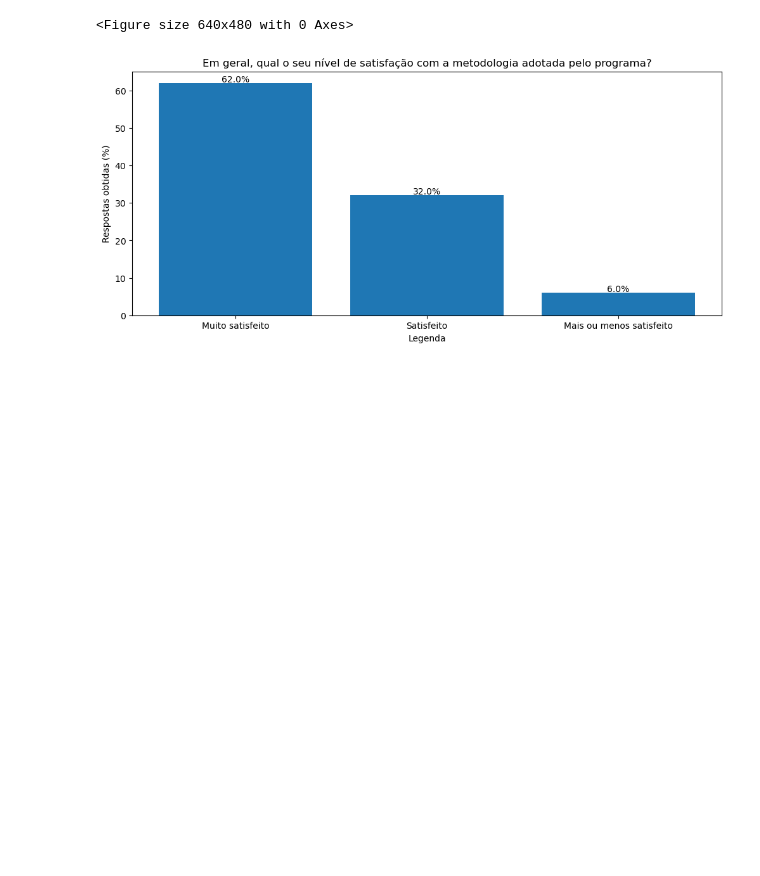
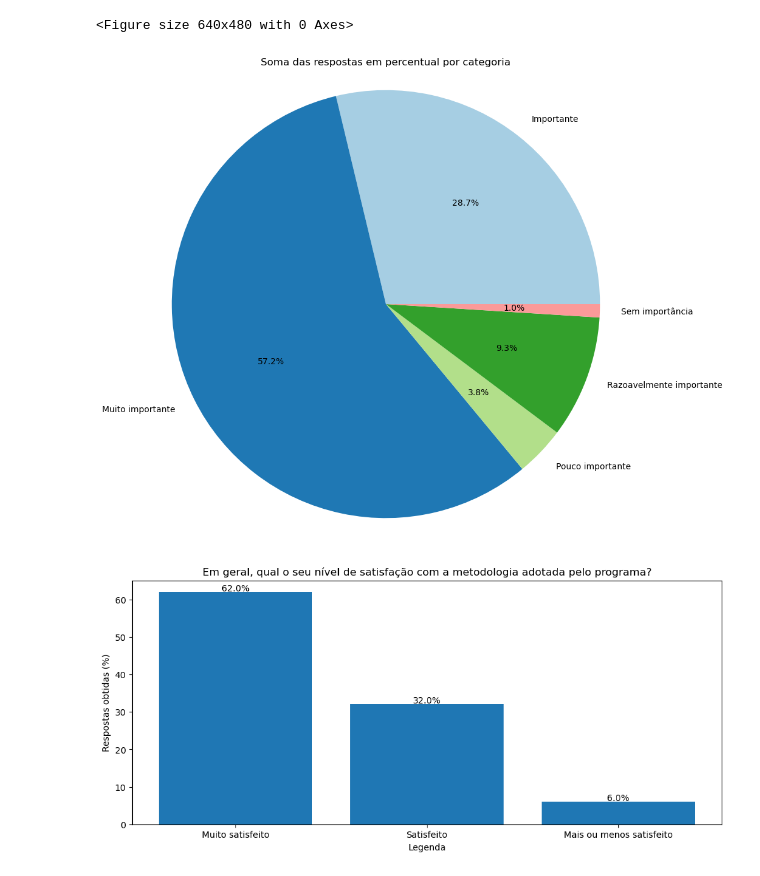
Before and after one commit to JessicaArauj/IMPACTA, a Jupyter notebook: Análise.ipynb, the cells around one changed output. Saved outputs shown, nothing was run; the diff lists cells and outputs as text; code cells hidden in the pictures; blank space fills up the shorter version.

```diff
--- a/Análise.ipynb
+++ b/Análise.ipynb
@@ -218,6 +232,26 @@ plt.tight_layout()
 # %% [output]
 [figure]
 <Figure size 640x480 with 0 Axes>
+# %%
+# Criação de um DataFrame para armazenar a soma das respostas de mesma categoria em todas as colunas de
+# perguntas de avaliação da importancia do projeto na percepção dos participantes
+soma_respostas_categorias = pd.Series()
+# Iteração sobre as colunas de interesse e soma das respostas para cada categoria
+for coluna in colunas_interesse:
+    soma_respostas_categorias = soma_respostas_categorias.add(dados[coluna].value_counts(), fill_value=0)
+# Calculo do total de respostas
+total_respostas = soma_respostas_categorias.sum()
+# Calculo dos percentuais em relação ao total de respostas
+percentuais = (soma_respostas_categorias / total_respostas) * 100
+# Geração do gráfico
+plt.figure(figsize=(10, 10))
+plt.pie(percentuais, labels=percentuais.index, autopct='%1.1f%%', colors=plt.cm.Paired.colors)
+plt.title("Soma das respostas em percentual por categoria")
+plt.axis('equal')
+plt.savefig('importancia.png')
+plt.show()
+# %% [output]
+[figure, added]
 # %%
 percentuais = dados['Em geral, qual o seu nível de satisfação com a metodologia adotada pelo programa?'].value_counts(normalize=True) * 100
 plt.figure(figsize=(12, 5))
```
Also changed, not shown: parts of 8 cells of this notebook, 22 other files.
